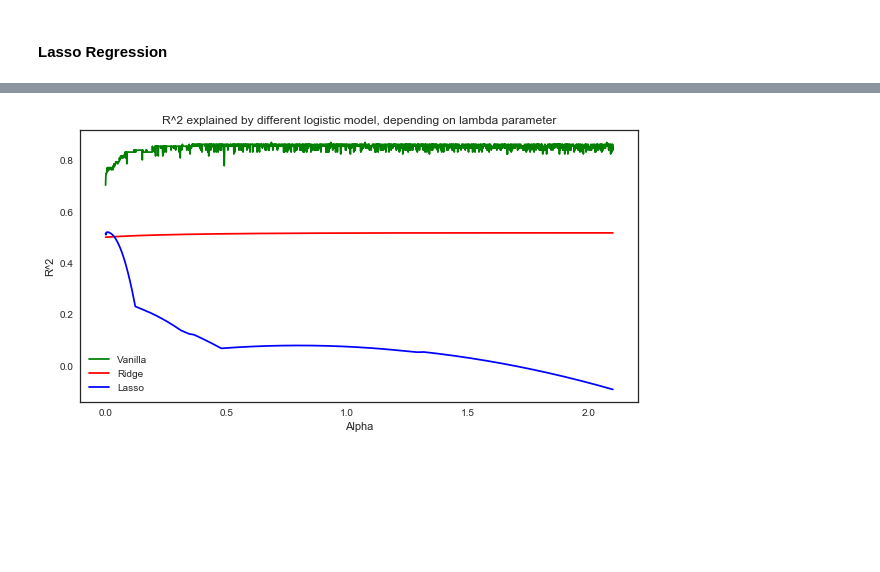
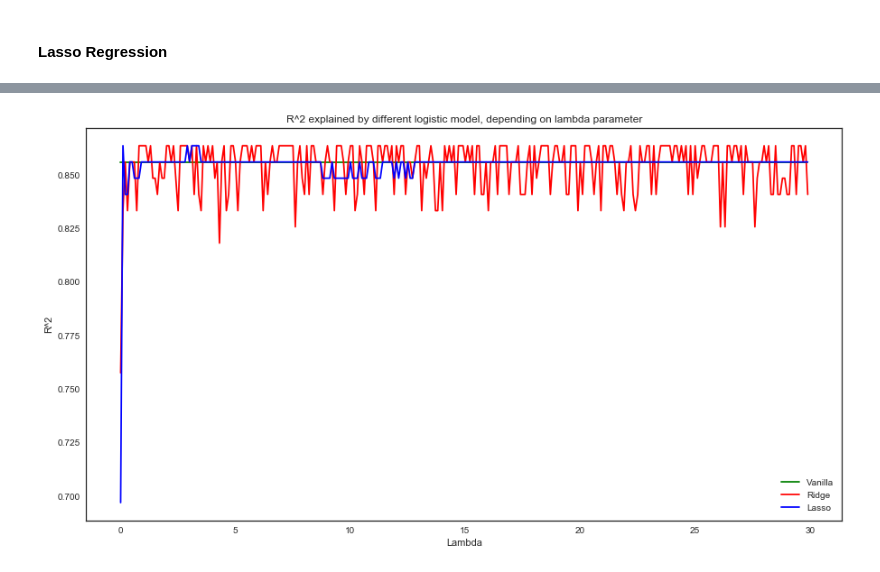
Before and after one commit to PolinaKey/thinkful, a Jupyter notebook: Unit 3, Lesson 3. Challenge.ipynb, the cells around one changed output, grey strips where cells are left out. Cells and saved outputs as stored; diff of their text form; code cells hidden in the pictures; blank space fills up the shorter version.

```diff
--- a/Unit 3, Lesson 3. Challenge.ipynb
+++ b/Unit 3, Lesson 3. Challenge.ipynb
@@ -80,7 +79,7 @@ X_train, X_test, y_train, y_test = train_test_split(X, Y, test_size=0.2, random_
 # %% [markdown]
 #### Vanilla Logistic Regression
 # %%
-lr = linear_model.LogisticRegression(C=1e9)
+lr = linear_model.LogisticRegression()
 lr.fit(X_train, y_train.ravel())
 lr.score(X_test, y_test)
 # %% [output]
@@ -88,7 +87,7 @@ lr.score(X_test, y_test)
 # %% [markdown]
 #### Ridge Regression
 # %%
-ridgeregrBig = linear_model.Ridge(alpha=10)
+ridgeregrBig = linear_model.LogisticRegression(penalty='l2', C=10)
 ridgeregrBig.fit(X_train, y_train)
 ridgeregrBig.score(X_test, y_test)
 # %% [output]
@@ -96,7 +95,7 @@ ridgeregrBig.score(X_test, y_test)
 # %% [markdown]
 #### Lasso Regression
 # %%
-lassBig = linear_model.Lasso(alpha=.35)
+lassBig = linear_model.LogisticRegression(penalty='l1', C=.35)
 lassBig.fit(X_train, y_train)
 lassBig.score(X_test, y_test)
 # %% [output]
@@ -138,19 +150,16 @@ def frange(start, stop, step):
         yield i
         i += step
 
-lr_r2 = []
+lr_r2 = [0.85606060606060608] * 300
 rigde_r2 = []
 lasso_r2 = []
 lambd_values = []
 
-for lambd in frange(0.0001, 0.3, 0.0005):
-    lr = linear_model.LogisticRegression(C=lambd)
-    lr.fit(X_train, y_train.ravel())
-    lr_r2.append(lr.score(X_test, y_test))
-    ridgeregrBig = linear_model.Ridge(alpha=lambd)
+for lambd in frange(0.01, 30, 0.1):
+    ridgeregrBig = linear_model.LogisticRegression(penalty='l2', C=lambd)
     ridgeregrBig.fit(X_train, y_train)
     rigde_r2.append(ridgeregrBig.score(X_test, y_test))
-    lassBig = linear_model.Lasso(alpha=lambd)
+    lassBig = linear_model.LogisticRegression(penalty='l1', C=lambd)
     lassBig.fit(X_train, y_train)
     lasso_r2.append(lassBig.score(X_test, y_test))
     lambd_values.append([lambd])
@@ -157,10 +183,13 @@ for lambd in frange(0.0001, 0.3, 0.0005):
 # %%
-plt.figure(figsize=(10,5))
-plt.plot(lambd_values,lr_r2, 'g', lambd_values, rigde_r2, 'r', lambd_values, lasso_r2, 'b')
-plt.xlabel('Alpha')
+plt.figure(figsize=(15,8))
+plt.plot(lambd_values, lr_r2, 'g',
+         lambd_values, rigde_r2, 'r',
+         lambd_values, lasso_r2, 'b')
+plt.xlabel('Lambda')
 plt.ylabel('R^2')
-plt.legend(['Vanilla','Ridge','Lasso'])
+plt.legend(['Vanilla',
+            'Ridge','Lasso'])
 plt.title('R^2 explained by different logistic model, depending on lambda parameter')
 plt.show()
 # %% [output]
-[figure, old version]
+[figure, new version]
```
Also changed, not shown: parts of 15 cells of this notebook, 13 other files.
